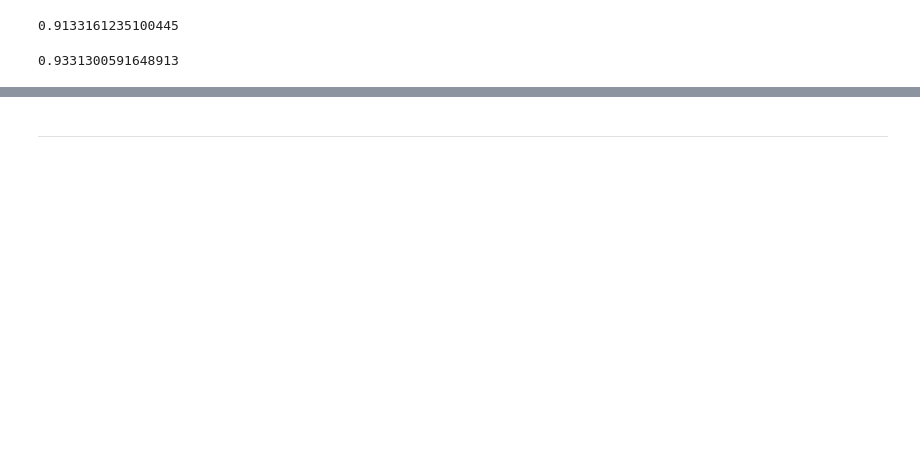
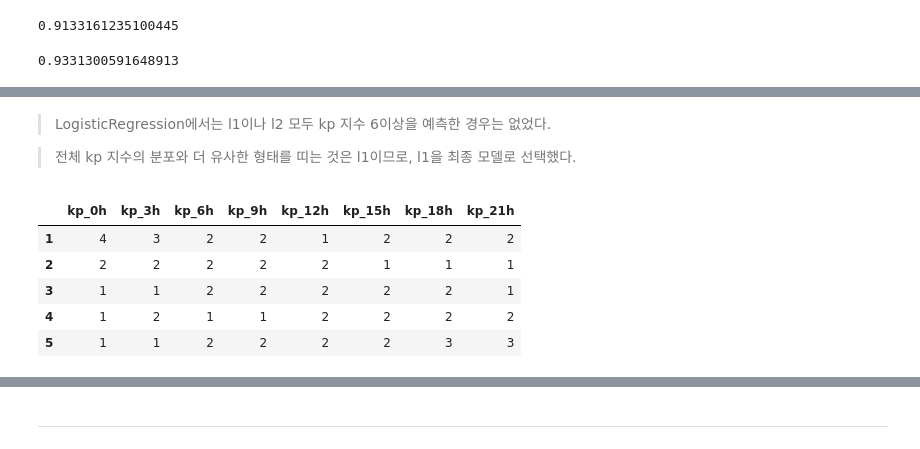
Before and after one commit to GDAI-inov/Space, a Jupyter notebook: 우주2.ipynb, the cells around one changed output, grey strips where cells are left out. Drawn from its saved outputs; the diff is of its cells as text; code cells hidden in the pictures; blank space fills up the shorter version.

```diff
--- a/우주2.ipynb
+++ b/우주2.ipynb
@@ -253,0 +258,3 @@ weightedRMSE(lr_l2, test)
+# %%
+lr_l1_total = LogisticRegression(penalty="l1")
+lr_l2_total = LogisticRegression(penalty="l2")
@@ -253,0 +299,9 @@ weightedRMSE(lr_l2, test)
+# %%
+# problem 데이터 전처리작업
+
+problem_pre = problem.copy()
+problem_pre["year"] = 2019
+problem_pre = pd.concat([ace_grouper(problem_pre, "mean"),
+                         ace_grouper(problem_pre, "min"),
+                         ace_grouper(problem_pre, "max")], axis=1)
+problem_pre.drop(columns=["date", "kp_h"], inplace=True)
@@ -253,0 +323,17 @@ weightedRMSE(lr_l2, test)
+# %% [markdown]
+> LogisticRegression에서는 l1이나 l2 모두 kp 지수 6이상을 예측한 경우는 없었다.
+
+> 전체 kp 지수의 분포와 더 유사한 형태를 띠는 것은 l1이므로, l1을 최종 모델로 선택했다.
+# %%
+# csv화
+
+result = result.reshape((-1, 8))
+result = pd.DataFrame(result, columns=target.columns[1:-1], index=range(1, len(result)+1))
+result.head()
+# %% [output]
+|  | kp_0h | kp_3h | kp_6h | kp_9h | kp_12h | kp_15h | kp_18h | kp_21h |
+| 1 | 4 | 3 | 2 | 2 | 1 | 2 | 2 | 2 |
+| 2 | 2 | 2 | 2 | 2 | 2 | 1 | 1 | 1 |
+| 3 | 1 | 1 | 2 | 2 | 2 | 2 | 2 | 1 |
+| 4 | 1 | 2 | 1 | 1 | 2 | 2 | 2 | 2 |
+| 5 | 1 | 1 | 2 | 2 | 2 | 2 | 3 | 3 |
```
Also changed, not shown: parts of 17 cells of this notebook, 1 other file.
